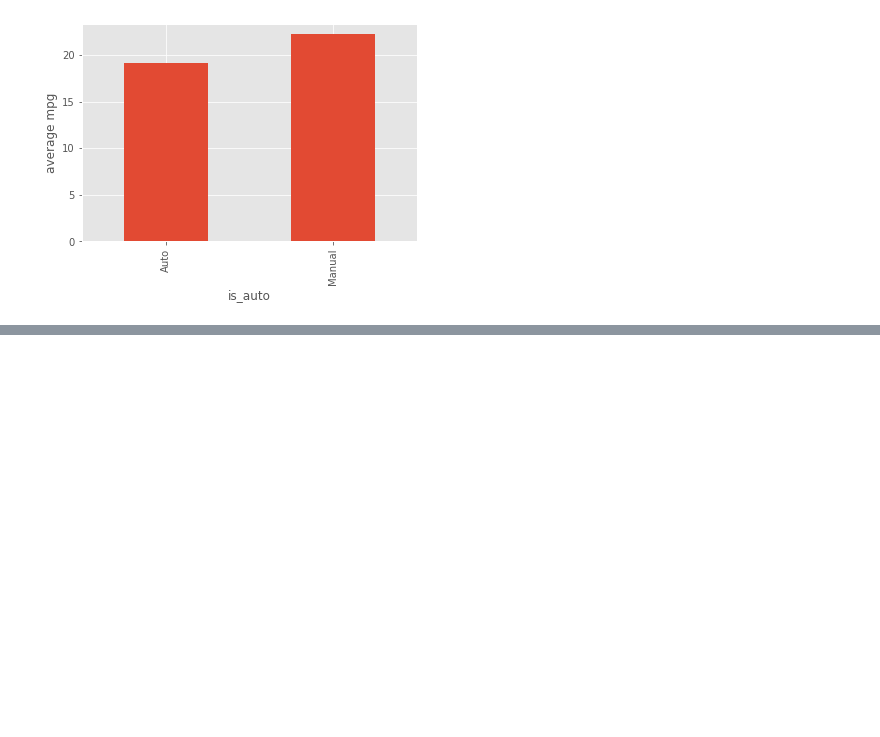
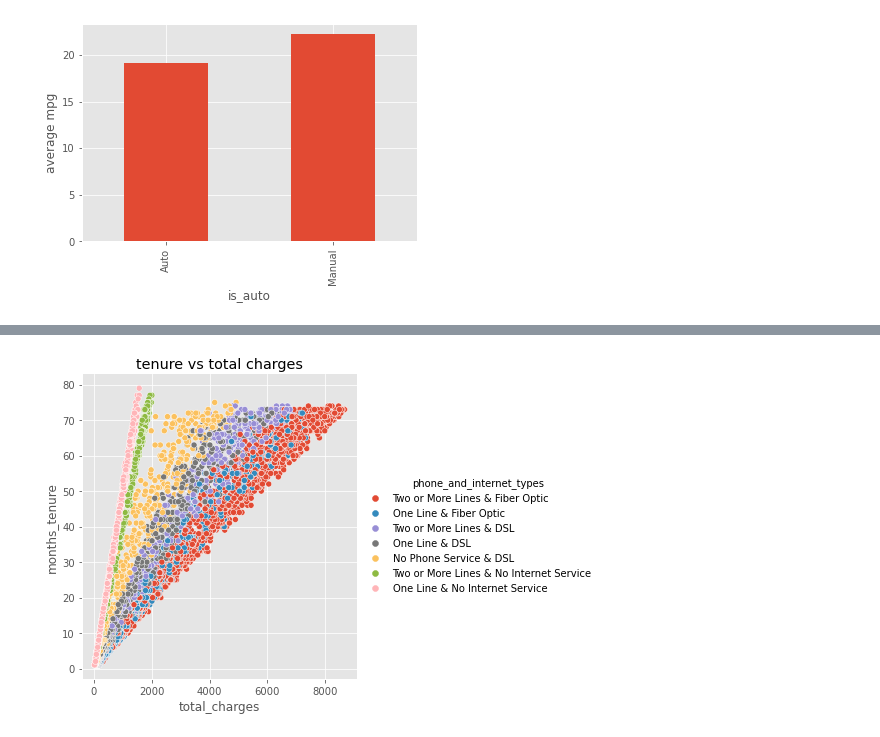
Before and after one commit to ChrisTeceno/statistics-exercises, a Jupyter notebook: hypothesis_testing.ipynb, the cells around one changed output, grey strips where cells are left out. Saved outputs shown, nothing was run; the diff lists cells and outputs as text; code cells hidden in the pictures; blank space fills up the shorter version.

```diff
--- a/hypothesis_testing.ipynb
+++ b/hypothesis_testing.ipynb
@@ -192,0 +202,4 @@ Text(0, 0.5, 'average mpg')
+# %%
+telco = pd.read_csv('telco_churn.csv')
+telco = telco.dropna()
+telco.columns
@@ -192,0 +235,3 @@ Text(0, 0.5, 'average mpg')
+# %%
+telco['phone_and_internet_types'] = telco.phone + ' & ' + telco.internet
+telco.phone_and_internet_types.value_counts()
@@ -192,0 +247,7 @@ Text(0, 0.5, 'average mpg')
+# %%
+sns.relplot(data=telco, y='months_tenure', x='total_charges', hue='phone_and_internet_types')
+#visually its very clear the correlation still exists when controlling for phone and internet
+plt.title('tenure vs total charges')
+plt.savefig('months-vs-total-charges.png')
+# %% [output]
+[figure, added]
```
Also changed, not shown: parts of 40 cells of this notebook, 1 other file.
